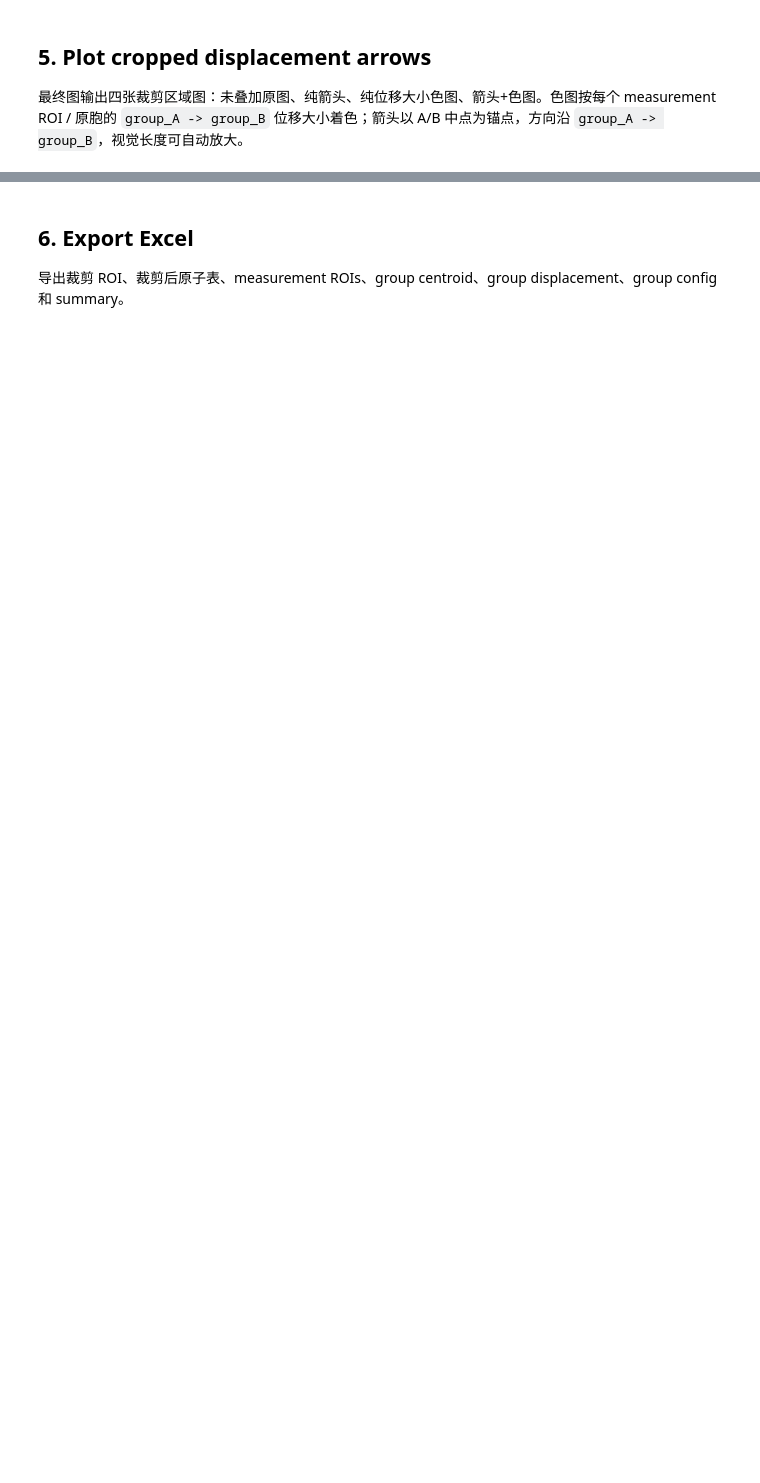
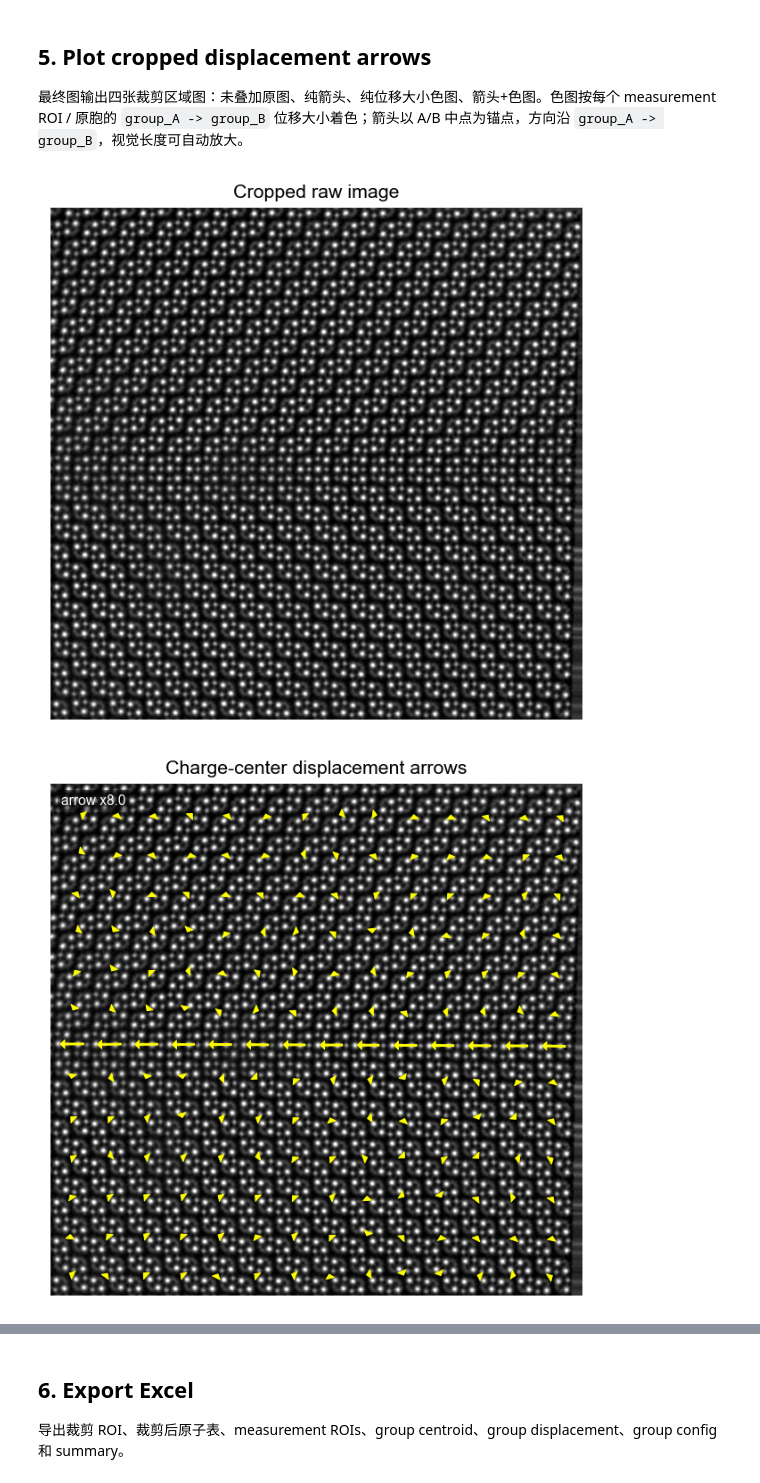
Before and after one commit to BIUBIUKK2001/atom_analysis_manual, a Jupyter notebook: notebooks/03_Cropped_group_centroid_analysis.ipynb, the cells around one changed output, grey strips where cells are left out. Saved outputs shown, nothing was run; the diff lists cells and outputs as text; code cells hidden in the pictures; blank space fills up the shorter version.

```diff
--- a/notebooks/03_Cropped_group_centroid_analysis.ipynb
+++ b/notebooks/03_Cropped_group_centroid_analysis.ipynb
@@ -103,7 +110,7 @@ print(f'default session: {workspace.sessions_dir / (SESSION_SOURCE + ".pkl")}')
 # %%
 # SOURCE_TABLE：选择 01 产生的哪一张原子坐标表作为分析起点。
 # curated：正式定量推荐；refined：检查精修点；candidate：通常仅用于诊断。
-SOURCE_TABLE = 'curated'
+SOURCE_TABLE = 'refined'
 USE_KEEP_ONLY = True
 IMAGE_CHANNEL = None
 IMAGE_KEY = 'raw'
@@ -143,7 +169,7 @@ display(summarize_rois_and_points(analysis_points_global))
 
 打开 napari 后在原图上画 crop ROI。若 ROI 是四角矩形，即使它有旋转，03 也会严格按矩形形状采样裁剪，并把长边旋转到水平方向；其他 polygon ROI 会保留 polygon 内原子并按外接矩形裁剪。后续计算和展示使用裁剪后的局部坐标，并在导出表中保留 global 坐标。
 # %%
-OPEN_CROP_ROI_PICKER = True
+OPEN_CROP_ROI_PICKER = False
 
 # 手动模式示例：
 # CROP_ROI = AnalysisROI(
@@ -151,7 +177,7 @@ OPEN_CROP_ROI_PICKER = True
 #     roi_name='crop_1',
 #     polygon_xy_px=((100, 100), (300, 100), (300, 260), (100, 260)),
 # )
-CROP_ROI = None
+CROP_ROI = CROP_ROI_REUSE #None
 CROP_ROI_PREFIX = 'Crop'
 CROP_MARGIN_PX = 0
 
@@ -192,7 +231,7 @@ display(summarize_rois_and_points(cropped_atom_table))
 
 这里在裁剪图上选择用于几何中心计算的 ROI。坐标是 crop-local px；导出时会同时保存这些 ROI 的 local/global polygon。若没有选择 ROI，则默认使用整个裁剪图。
 # %%
-OPEN_MEASUREMENT_ROI_PICKER = True
+OPEN_MEASUREMENT_ROI_PICKER = False
 MEASUREMENT_ROIS = None
 MEASUREMENT_ROI_PREFIX = 'Measure_ROI'
 
@@ -205,7 +244,7 @@ if OPEN_MEASUREMENT_ROI_PICKER:
         title='03 measurement ROI picker',
     )
 if not MEASUREMENT_ROIS:
-    MEASUREMENT_ROIS = [full_image_roi(cropped_background_image, roi_id='crop_full', roi_name='crop_full')]
+    MEASUREMENT_ROIS = MEASUREMENT_ROIS_REUSE #[full_image_roi(cropped_background_image, roi_id='crop_full', roi_name='crop_full')]
 
 # 重新分配 measurement ROI 前，移除 crop/global ROI 标记，避免 scope_id 沿用上一步。
 measurement_source_points = cropped_atom_table.drop(columns=['roi_id', 'roi_name', 'roi_color', 'scope_id'], errors='ignore')
@@ -227,12 +293,12 @@ display(summarize_rois_and_points(measurement_points, rois=MEASUREMENT_ROIS))
 每个 group 可以包含一个或多个 `class_id`。默认几何中心是 ROI 内该 group 所有原子的无权重平均中心；如需加权，可设置每个 group 的 class 权重或权重列。`center_pairs` 的方向约定是 `group_A -> group_B`。
 # %%
 center_groups = {
-    # 'group_A': [0],
-    # 'group_B': [1, 2],
+     'group_A': [2],
+     'group_B': [0, 1],
 }
 
 center_pairs = [
-    # ('group_A', 'group_B'),
+    ('group_A', 'group_B'),
 ]
 
 MIN_POINTS_PER_GROUP = 1
@@ -241,8 +307,8 @@ MIN_POINTS_PER_GROUP = 1
 # 写法 1：dict，适合 group 内 class_id 权重不连续或需要显式标注。
 # 写法 2：list/tuple，顺序必须和 center_groups[group_name] 一致。
 CENTER_GROUP_CLASS_WEIGHTS = {
-    # 'group_A': {0: 1.0},
-    # 'group_B': {1: 1.0, 2: 2.0},
+     'group_A': {2: 2.0},
+     'group_B': {0: 1.0, 1: 2.0},
     # 'group_B': [1.0, 2.0],
 }
 
@@ -313,25 +416,25 @@ SCALEBAR_LOCATION = 'lower right'
 
 BACKGROUND_CONTRAST_PERCENTILES = (1.0, 99.0)
 VECTOR_VALUE_COLUMN = 'distance_A'  # None 时自动优先使用 distance_nm，其次 distance_A / distance_px。
-VECTOR_CMAP = 'magma'
-VECTOR_ALPHA = 0.46
+VECTOR_CMAP = 'cividis'
+VECTOR_ALPHA = 0.7
 SHOW_VECTOR_COLORBAR = True
-SHOW_ROI_OUTLINES = True
+SHOW_ROI_OUTLINES = False
 ROI_OUTLINE_COLOR = '#f5f5f5'
 ROI_OUTLINE_LINEWIDTH = 0.65
-ROI_OUTLINE_ALPHA = 0.72
+ROI_OUTLINE_ALPHA = 0.25
 
-ARROW_COLOR = '#ffffff'
-ARROW_EDGE_COLOR = '#111111'   # 不需要边线时设为 None。
-ARROW_LINEWIDTH = 0.32
-ARROW_MUTATION_SCALE = 1.0
-ARROW_TAIL_WIDTH = 0.34
-ARROW_HEAD_WIDTH = 1.7
-ARROW_HEAD_LENGTH = 2.0
-ARROW_ALPHA = 0.96
-VECTOR_SCALE = 'auto'          # 'auto' 会放大小位移，数值则直接作为倍率。
-VECTOR_AUTO_TARGET_FRACTION = 0.045
-VECTOR_AUTO_MAX_SCALE = 30.0
+ARROW_COLOR = '#ffff00'
+ARROW_EDGE_COLOR = '#ffff00'   # 不需要边线时设为 None。
+ARROW_LINEWIDTH = 0.5
+ARROW_MUTATION_SCALE = 2.5
+ARROW_TAIL_WIDTH = 0.4
+ARROW_HEAD_WIDTH = 2
+ARROW_HEAD_LENGTH = 1
+ARROW_ALPHA = 1
+VECTOR_SCALE = 8         # 'auto' 会放大小位移，数值则直接作为倍率。
+VECTOR_AUTO_TARGET_FRACTION = 0.085
+VECTOR_AUTO_MAX_SCALE = 5.0
 SHOW_VECTOR_SCALE_LABEL = True
 
 _charge_plot_common = dict(
@@ -386,30 +489,33 @@ fig, ax = plot_charge_center_displacement_map(
     show_vector_scale_label=SHOW_VECTOR_SCALE_LABEL,
     **_charge_plot_common,
 )
 figures['charge_displacement_arrows'] = fig
 display(fig)
 plt.close(fig)
 
 fig, ax = plot_charge_center_displacement_map(
     mode='magnitude',
     title='Charge-center displacement magnitude',
     show_colorbar=SHOW_VECTOR_COLORBAR,
     show_roi_outlines=SHOW_ROI_OUTLINES,
     show_vector_scale_label=False,
     **_charge_plot_common,
 )
 figures['charge_displacement_magnitude'] = fig
 display(fig)
 plt.close(fig)
 
 fig, ax = plot_charge_center_displacement_map(
     mode='combined',
     title='Charge-center displacement arrows + magnitude',
     show_colorbar=SHOW_VECTOR_COLORBAR,
     show_roi_outlines=SHOW_ROI_OUTLINES,
     show_vector_scale_label=SHOW_VECTOR_SCALE_LABEL,
     **_charge_plot_common,
 )
 figures['charge_displacement_arrows_magnitude'] = fig
 display(fig)
 plt.close(fig)
+# %% [output]
+[figure, added]
+[figure, added]
```
Also changed, not shown: parts of 11 cells of this notebook, 4 other files.
